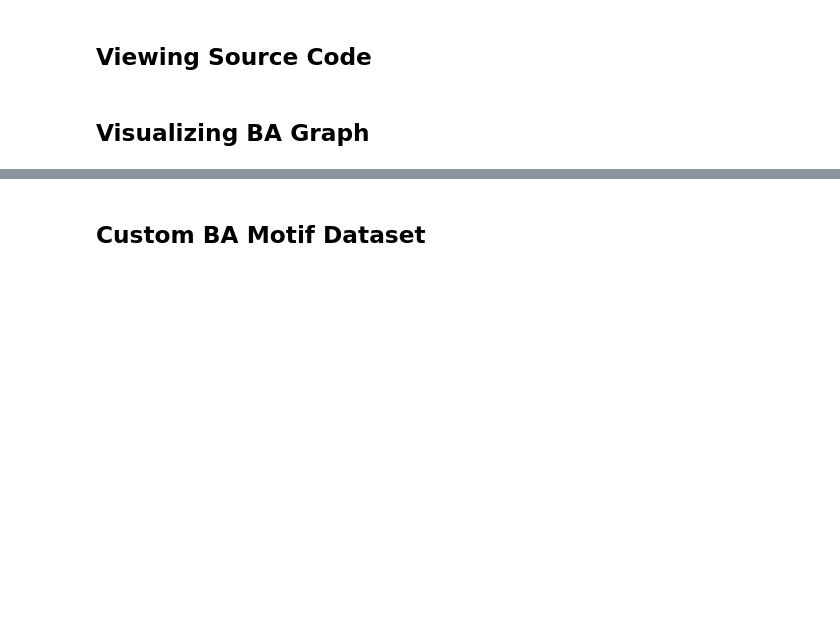
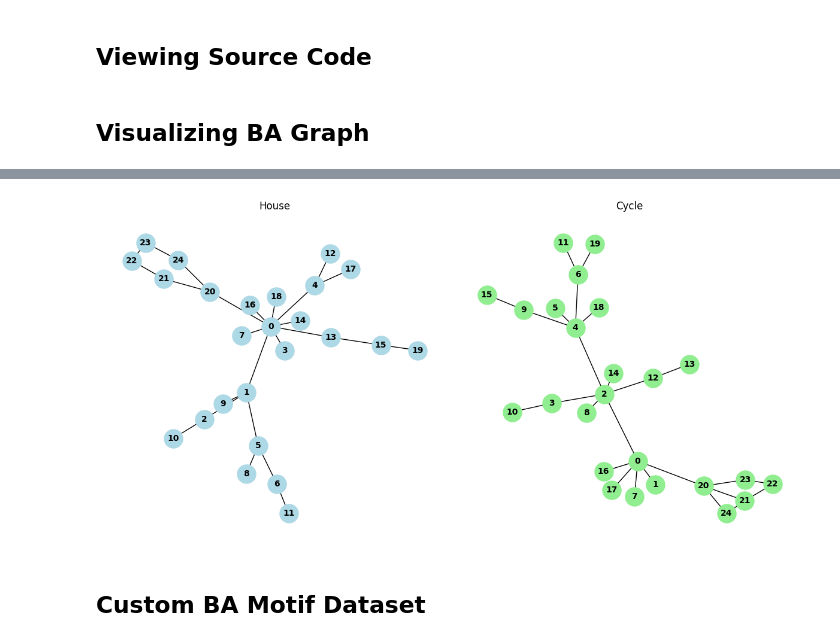
Before and after one commit to dariansal/graphs-deep-learning-explainability, a Jupyter notebook: notebooks/BA2Motifs-scratch.ipynb, the cells around one changed output, grey strips where cells are left out. Saved outputs shown, nothing was run; the diff lists cells and outputs as text; code cells hidden in the pictures; blank space fills up the shorter version.

```diff
--- a/notebooks/BA2Motifs-scratch.ipynb
+++ b/notebooks/BA2Motifs-scratch.ipynb
@@ -43,3 +97,10 @@ plt.show()
+# %%
+house_graph = next(graph for graph in ba2motifs if graph.y.item() == 0) #0 -> house; next() gets next item of iterator that satisfies condition
+cycle_graph = next(graph for graph in ba2motifs if graph.y.item() == 1)
+
+side_by_side(house_graph, cycle_graph, title1='House', title2='Cycle')
+# %% [output]
+[figure, added]
 # %% [markdown]
 ## __Custom BA Motif Dataset__
 # %%
```
Also changed, not shown: parts of 11 cells of this notebook, 4 other files.
